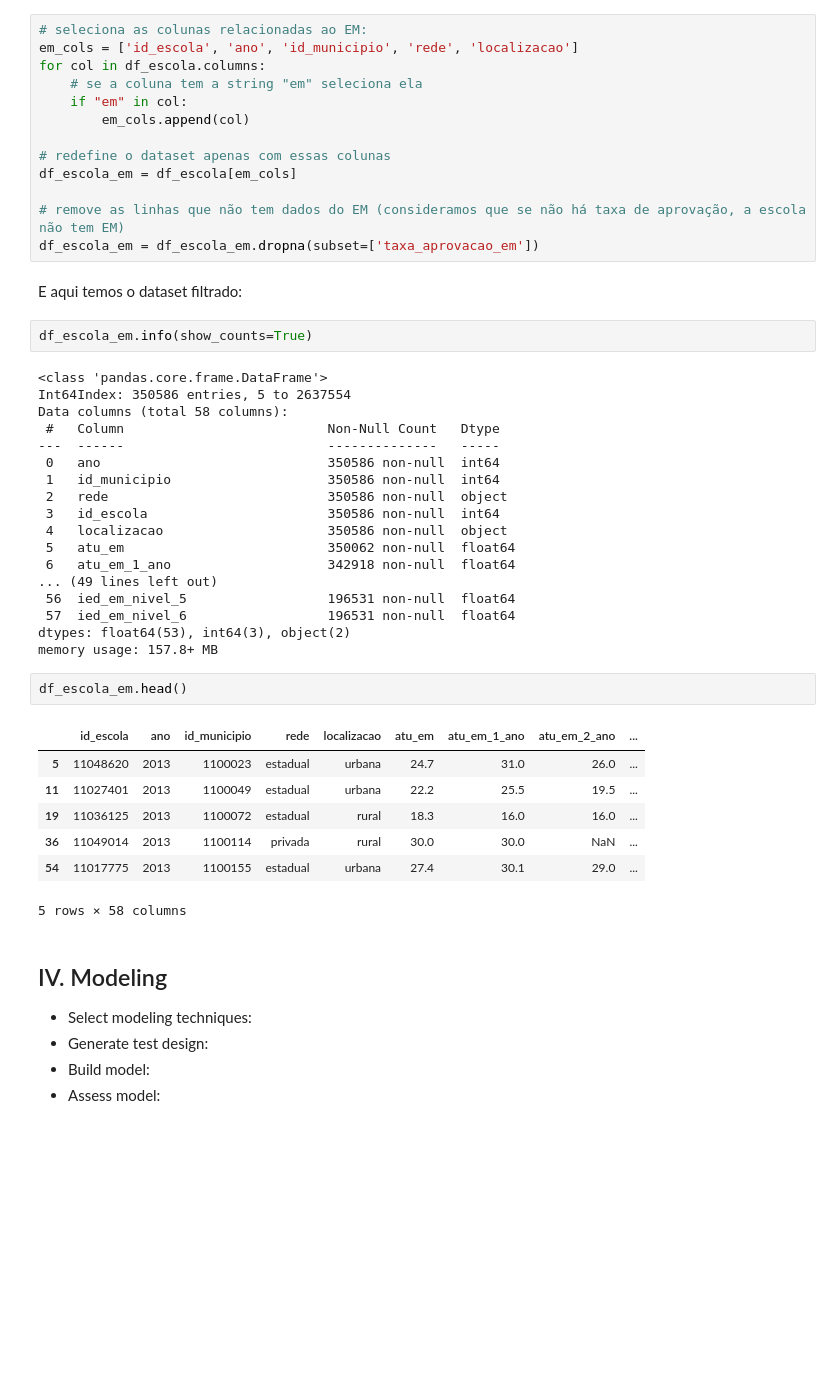
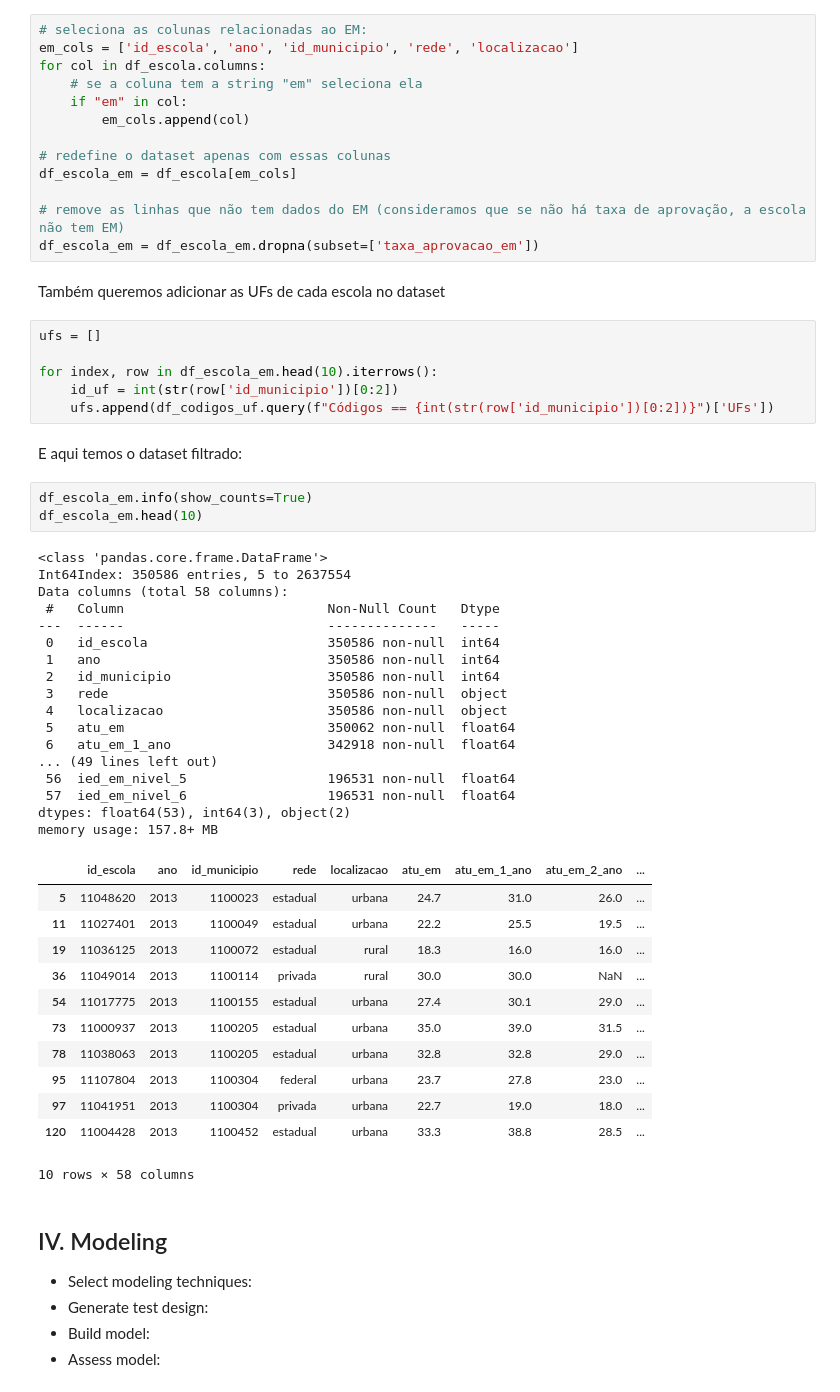
Before and after one commit to maisafraiz/projeto-amd, a Jupyter notebook: project.ipynb, the cells around one changed output. Cells and saved outputs as stored; diff of their text form; blank space fills up the shorter version.

Commit message:
Cria uma série com as UFs de cada escola

```diff
--- a/project.ipynb
+++ b/project.ipynb
@@ -215,38 +237,49 @@ df_escola_em = df_escola[em_cols]
 
 # remove as linhas que não tem dados do EM (consideramos que se não há taxa de aprovação, a escola não tem EM)
 df_escola_em = df_escola_em.dropna(subset=['taxa_aprovacao_em'])
+# %% [markdown]
+Também queremos adicionar as UFs de cada escola no dataset
+# %%
+ufs = []
+
+for index, row in df_escola_em.head(10).iterrows():
+    id_uf = int(str(row['id_municipio'])[0:2])
+    ufs.append(df_codigos_uf.query(f"Códigos == {int(str(row['id_municipio'])[0:2])}")['UFs'])
 # %% [markdown]
 E aqui temos o dataset filtrado:
 # %%
 df_escola_em.info(show_counts=True)
+df_escola_em.head(10)
 # %% [output]
 <class 'pandas.core.frame.DataFrame'>
 Int64Index: 350586 entries, 5 to 2637554
 Data columns (total 58 columns):
  #   Column                          Non-Null Count   Dtype
 ---  ------                          --------------   -----
- 0   ano                             350586 non-null  int64
- 1   id_municipio                    350586 non-null  int64
- 2   rede                            350586 non-null  object
- 3   id_escola                       350586 non-null  int64
+ 0   id_escola                       350586 non-null  int64
+ 1   ano                             350586 non-null  int64
+ 2   id_municipio                    350586 non-null  int64
+ 3   rede                            350586 non-null  object
  4   localizacao                     350586 non-null  object
  5   atu_em                          350062 non-null  float64
  6   atu_em_1_ano                    342918 non-null  float64
 ... (49 lines left out)
  56  ied_em_nivel_5                  196531 non-null  float64
  57  ied_em_nivel_6                  196531 non-null  float64
 dtypes: float64(53), int64(3), object(2)
 memory usage: 157.8+ MB
+|  | id_escola | ano | id_municipio | rede | localizacao | atu_em | atu_em_1_ano | atu_em_2_ano | ... |
+| 5 | 11048620 | 2013 | 1100023 | estadual | urbana | 24.7 | 31.0 | 26.0 | ... |
+| 11 | 11027401 | 2013 | 1100049 | estadual | urbana | 22.2 | 25.5 | 19.5 | ... |
+| 19 | 11036125 | 2013 | 1100072 | estadual | rural | 18.3 | 16.0 | 16.0 | ... |
+| 36 | 11049014 | 2013 | 1100114 | privada | rural | 30.0 | 30.0 | NaN | ... |
+| 54 | 11017775 | 2013 | 1100155 | estadual | urbana | 27.4 | 30.1 | 29.0 | ... |
+| 73 | 11000937 | 2013 | 1100205 | estadual | urbana | 35.0 | 39.0 | 31.5 | ... |
+| 78 | 11038063 | 2013 | 1100205 | estadual | urbana | 32.8 | 32.8 | 29.0 | ... |
+| 95 | 11107804 | 2013 | 1100304 | federal | urbana | 23.7 | 27.8 | 23.0 | ... |
+| 97 | 11041951 | 2013 | 1100304 | privada | urbana | 22.7 | 19.0 | 18.0 | ... |
+| 120 | 11004428 | 2013 | 1100452 | estadual | urbana | 33.3 | 38.8 | 28.5 | ... |
+10 rows × 58 columns
-# %%
-df_escola_em.head()
-# %% [output]
-|  | id_escola | ano | id_municipio | rede | localizacao | atu_em | atu_em_1_ano | atu_em_2_ano | ... |
-| 5 | 11048620 | 2013 | 1100023 | estadual | urbana | 24.7 | 31.0 | 26.0 | ... |
-| 11 | 11027401 | 2013 | 1100049 | estadual | urbana | 22.2 | 25.5 | 19.5 | ... |
-| 19 | 11036125 | 2013 | 1100072 | estadual | rural | 18.3 | 16.0 | 16.0 | ... |
-| 36 | 11049014 | 2013 | 1100114 | privada | rural | 30.0 | 30.0 | NaN | ... |
-| 54 | 11017775 | 2013 | 1100155 | estadual | urbana | 27.4 | 30.1 | 29.0 | ... |
-5 rows × 58 columns
 # %% [markdown]
 ## IV. Modeling
 
```
Also changed, not shown: parts of 2 cells of this notebook.
